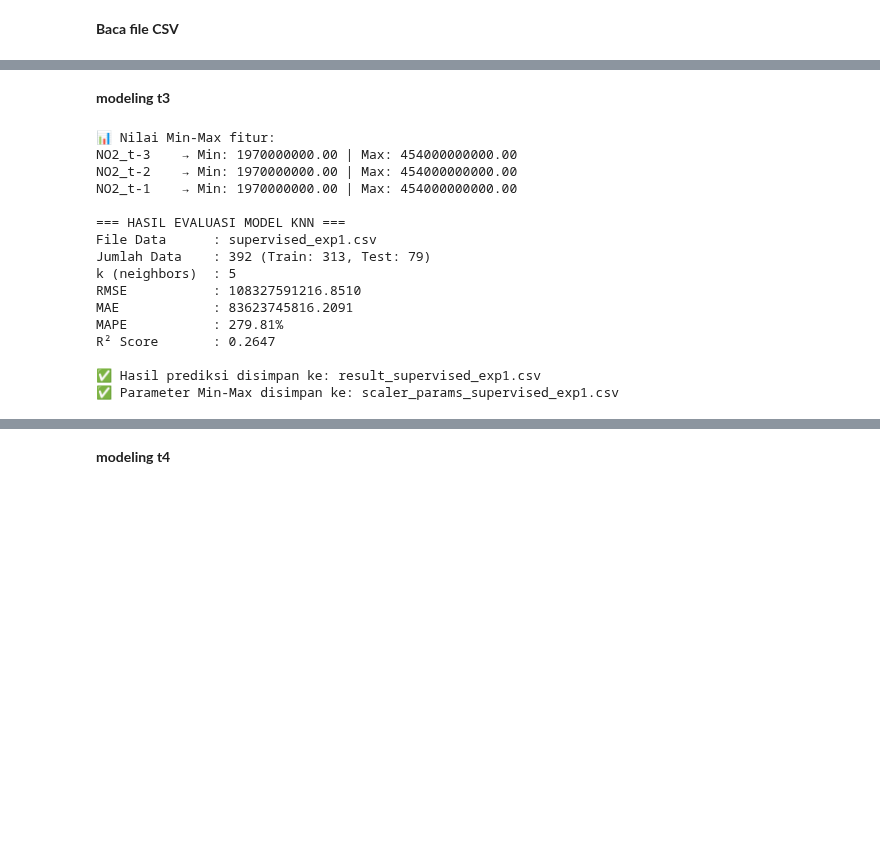
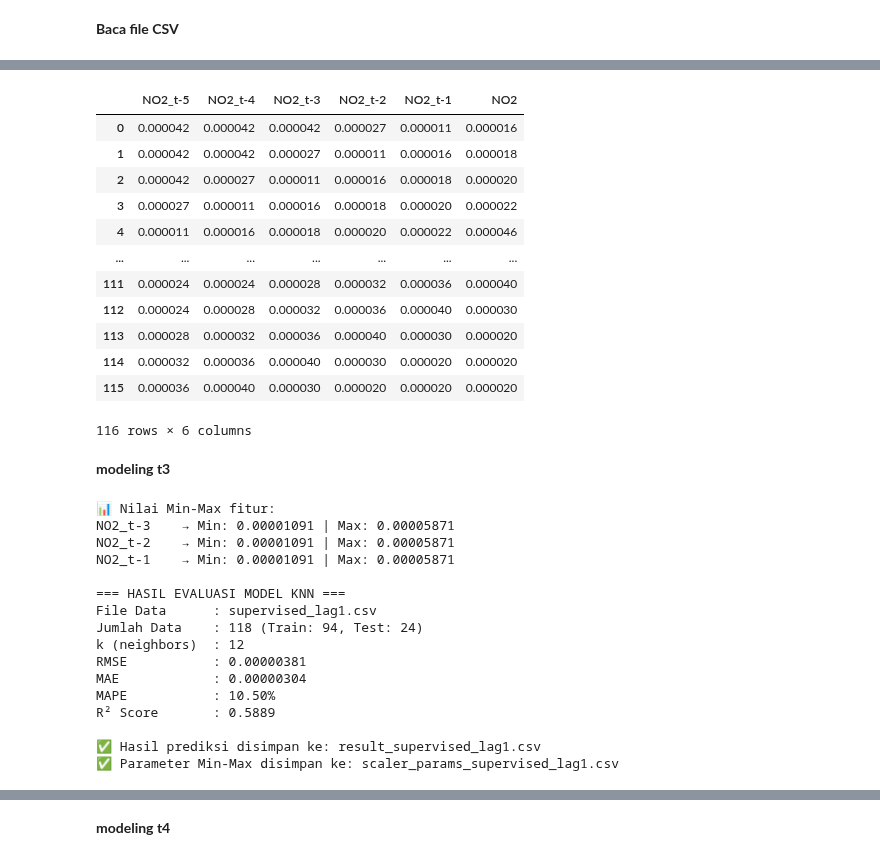
Before and after one commit to Sigiitttt/PSD, a Jupyter notebook: _sources/tugas8.ipynb, the cells around one changed output, grey strips where cells are left out. Drawn from its saved outputs; the diff is of its cells as text; code cells hidden in the pictures; blank space fills up the shorter version.

```diff
--- a/_sources/tugas8.ipynb
+++ b/_sources/tugas8.ipynb
@@ -334,6 +305,6 @@ from sklearn.preprocessing import StandardScaler
 # %% [markdown]
 **Baca file CSV**
 # %%
-df_exp1 = pd.read_csv('supervised_exp1.csv')
-df_exp2 = pd.read_csv('supervised_exp2.csv')
-df_exp3 = pd.read_csv('supervised_exp3.csv')
+df_exp1 = pd.read_csv('supervised_lag1.csv')
+df_exp2 = pd.read_csv('supervised_lag2.csv')
+df_exp3 = pd.read_csv('supervised_lag3.csv')
@@ -340,3 +343,19 @@ df_exp3 = pd.read_csv('supervised_exp3.csv')
+# %%
+df_exp3
+# %% [output]
+|  | NO2_t-5 | NO2_t-4 | NO2_t-3 | NO2_t-2 | NO2_t-1 | NO2 |
+| 0 | 0.000042 | 0.000042 | 0.000042 | 0.000027 | 0.000011 | 0.000016 |
+| 1 | 0.000042 | 0.000042 | 0.000027 | 0.000011 | 0.000016 | 0.000018 |
+| 2 | 0.000042 | 0.000027 | 0.000011 | 0.000016 | 0.000018 | 0.000020 |
+| 3 | 0.000027 | 0.000011 | 0.000016 | 0.000018 | 0.000020 | 0.000022 |
+| 4 | 0.000011 | 0.000016 | 0.000018 | 0.000020 | 0.000022 | 0.000046 |
+| ... | ... | ... | ... | ... | ... | ... |
+| 111 | 0.000024 | 0.000024 | 0.000028 | 0.000032 | 0.000036 | 0.000040 |
+| 112 | 0.000024 | 0.000028 | 0.000032 | 0.000036 | 0.000040 | 0.000030 |
+| 113 | 0.000028 | 0.000032 | 0.000036 | 0.000040 | 0.000030 | 0.000020 |
+| 114 | 0.000032 | 0.000036 | 0.000040 | 0.000030 | 0.000020 | 0.000020 |
+| 115 | 0.000036 | 0.000040 | 0.000030 | 0.000020 | 0.000020 | 0.000020 |
+116 rows × 6 columns
 # %% [markdown]
 **modeling t3**
 # %%
@@ -347,7 +366,7 @@ from sklearn.neighbors import KNeighborsRegressor
 from sklearn.preprocessing import MinMaxScaler
 from sklearn.metrics import mean_squared_error, mean_absolute_error, r2_score, mean_absolute_percentage_error
 
-data_path = 'supervised_exp1.csv'
+data_path = 'supervised_lag1.csv'
 df = pd.read_csv(data_path)
 
 X = df.drop(columns=['NO2'])
@@ -367,9 +386,9 @@ max_values = scaler.data_max_
 
 print("\n📊 Nilai Min-Max fitur:")
 for col, minv, maxv in zip(X.columns, min_values, max_values):
-    print(f"{col:10s} → Min: {minv:.2f} | Max: {maxv:.2f}")
+    print(f"{col:10s} → Min: {minv:.8f} | Max: {maxv:.8f}")
 
-k = 5
+k = 12
 knn = KNeighborsRegressor(n_neighbors=k)
 knn.fit(X_train_scaled, y_train)
 
@@ -384,8 +403,8 @@ print("\n=== HASIL EVALUASI MODEL KNN ===")
 print(f"File Data      : {data_path}")
 print(f"Jumlah Data    : {len(df)} (Train: {len(X_train)}, Test: {len(X_test)})")
 print(f"k (neighbors)  : {k}")
-print(f"RMSE           : {rmse:.4f}")
-print(f"MAE            : {mae:.4f}")
+print(f"RMSE           : {rmse:.8f}")
+print(f"MAE            : {mae:.8f}")
 print(f"MAPE           : {mape:.2f}%")
 print(f"R² Score       : {r2:.4f}")
 
@@ -404,21 +423,21 @@ scaler_df.to_csv(scaler_file, index=False)
 print(f"✅ Parameter Min-Max disimpan ke: {scaler_file}")
 # %% [output]
 📊 Nilai Min-Max fitur:
-NO2_t-3    → Min: 1970000000.00 | Max: 454000000000.00
-NO2_t-2    → Min: 1970000000.00 | Max: 454000000000.00
-NO2_t-1    → Min: 1970000000.00 | Max: 454000000000.00
+NO2_t-3    → Min: 0.00001091 | Max: 0.00005871
+NO2_t-2    → Min: 0.00001091 | Max: 0.00005871
+NO2_t-1    → Min: 0.00001091 | Max: 0.00005871
 
 === HASIL EVALUASI MODEL KNN ===
-File Data      : supervised_exp1.csv
-Jumlah Data    : 392 (Train: 313, Test: 79)
-k (neighbors)  : 5
-RMSE           : 108327591216.8510
-MAE            : 83623745816.2091
-MAPE           : 279.81%
-R² Score       : 0.2647
+File Data      : supervised_lag1.csv
+Jumlah Data    : 118 (Train: 94, Test: 24)
+k (neighbors)  : 12
+RMSE           : 0.00000381
+MAE            : 0.00000304
+MAPE           : 10.50%
+R² Score       : 0.5889
 
-✅ Hasil prediksi disimpan ke: result_supervised_exp1.csv
-✅ Parameter Min-Max disimpan ke: scaler_params_supervised_exp1.csv
+✅ Hasil prediksi disimpan ke: result_supervised_lag1.csv
+✅ Parameter Min-Max disimpan ke: scaler_params_supervised_lag1.csv
 # %%
 X_train_scaled_df = pd.DataFrame(X_train_scaled, columns=X.columns)
 X_test_scaled_df = pd.DataFrame(X_test_scaled, columns=X.columns)
```
Also changed, not shown: parts of 26 cells of this notebook, 26 other files.
